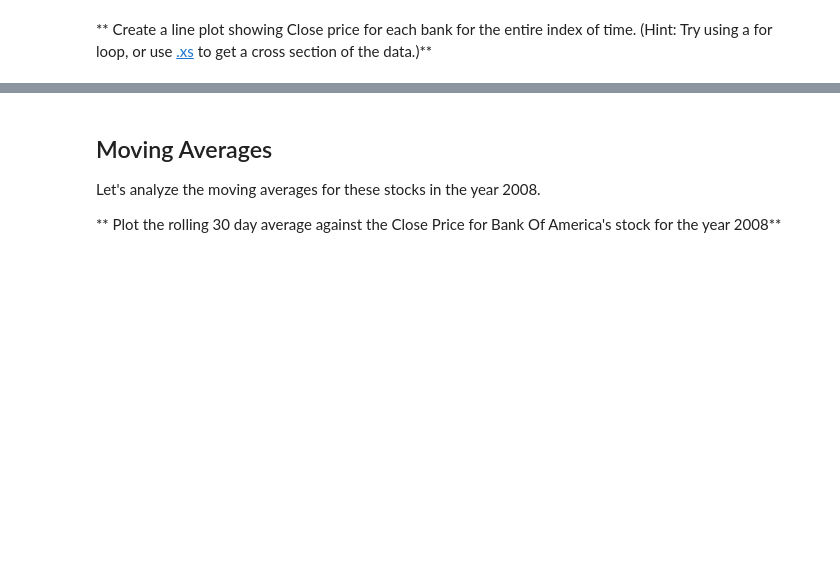
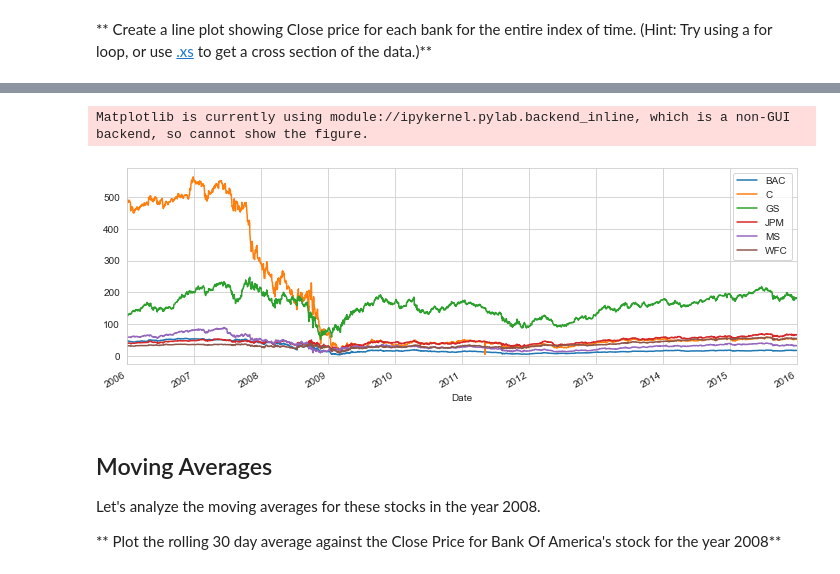
Before and after one commit to ethanhowang/DataLearning, a Jupyter notebook: Bootcamps/10-Data-Capstone-Projects/03-Finance Project.ipynb, the cells around one changed output, grey strips where cells are left out. Cells and saved outputs as stored; diff of their text form; code cells hidden in the pictures; blank space fills up the shorter version.

```diff
--- a/Bootcamps/10-Data-Capstone-Projects/03-Finance Project.ipynb
+++ b/Bootcamps/10-Data-Capstone-Projects/03-Finance Project.ipynb
@@ -402,0 +329,11 @@ cf.go_offline()
+# %%
+fig, ax = plt.subplots()
+for tick in tickers:
+    bdata = bank_stocks.xs(key=(tick, 'Close'), axis=1)
+    bdata.plot(figsize=(12, 4),label=tick)
+plt.xlim(('2006', '2016'))
+plt.legend(loc='best')
+fig.show()
+# %% [output]
+Matplotlib is currently using module://ipykernel.pylab.backend_inline, which is a non-GUI backend, so cannot show the figure.
+[figure, added]
```
Also changed, not shown: parts of 28 cells of this notebook.
